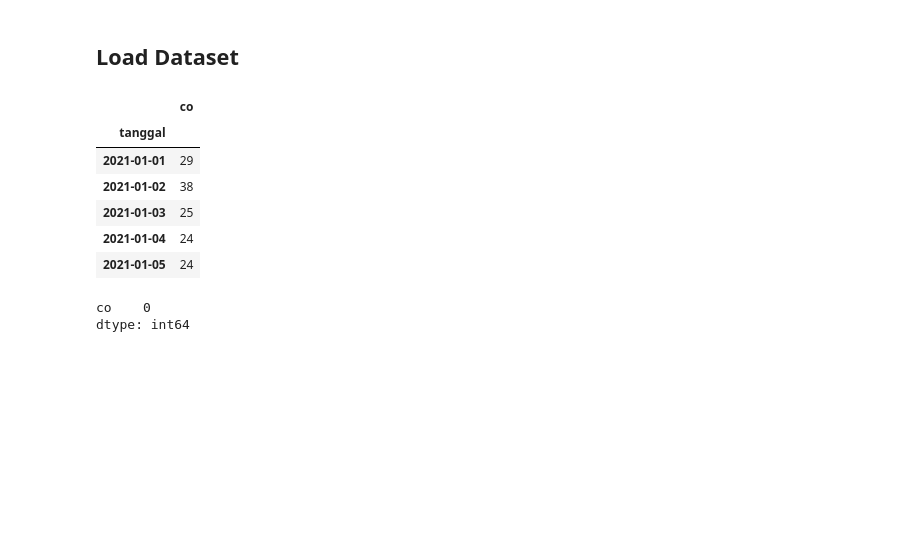
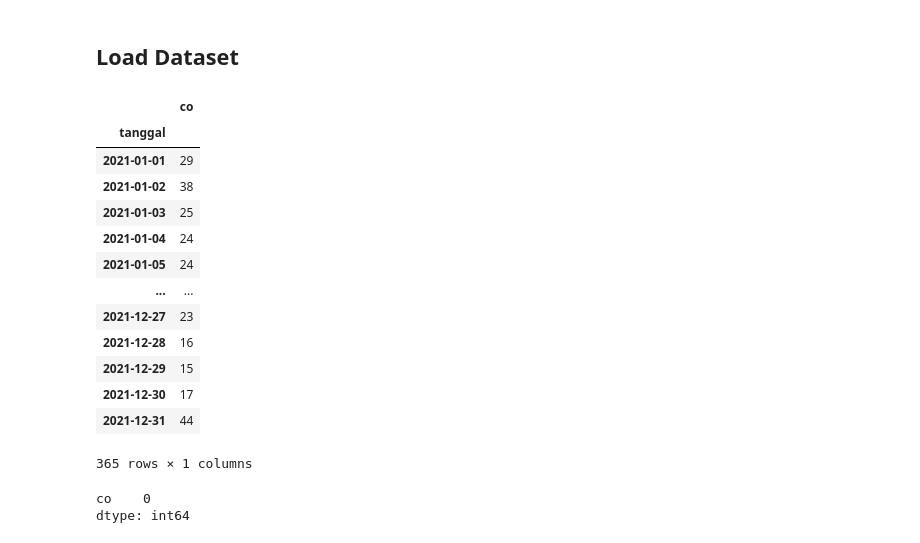
Before and after one commit to crypter70/AQMS, a Jupyter notebook: Modeling.ipynb, the cells around one changed output. Cells and saved outputs as stored; diff of their text form; code cells hidden in the pictures; blank space fills up the shorter version.

```diff
--- a/Modeling.ipynb
+++ b/Modeling.ipynb
@@ -41,18 +41,25 @@ tensor([1.], device='mps:0')
 # %%
 data = pd.read_csv("dataset/Indeks Standar Pencemar Udara di Provinsi DKI Jakarta 2021.csv")
 data['tanggal'] = pd.to_datetime(data['tanggal'])
 data.set_index('tanggal', inplace=True)
 data = data[['co']]
 
-data.head()
+data
 # %% [output]
 |  | co |
 | tanggal |  |
 | 2021-01-01 | 29 |
 | 2021-01-02 | 38 |
 | 2021-01-03 | 25 |
 | 2021-01-04 | 24 |
 | 2021-01-05 | 24 |
+| ... | ... |
+| 2021-12-27 | 23 |
+| 2021-12-28 | 16 |
+| 2021-12-29 | 15 |
+| 2021-12-30 | 17 |
+| 2021-12-31 | 44 |
+365 rows × 1 columns
 # %%
 data.isnull().sum()
 # %% [output]
```
Also changed, not shown: parts of 17 cells of this notebook.
